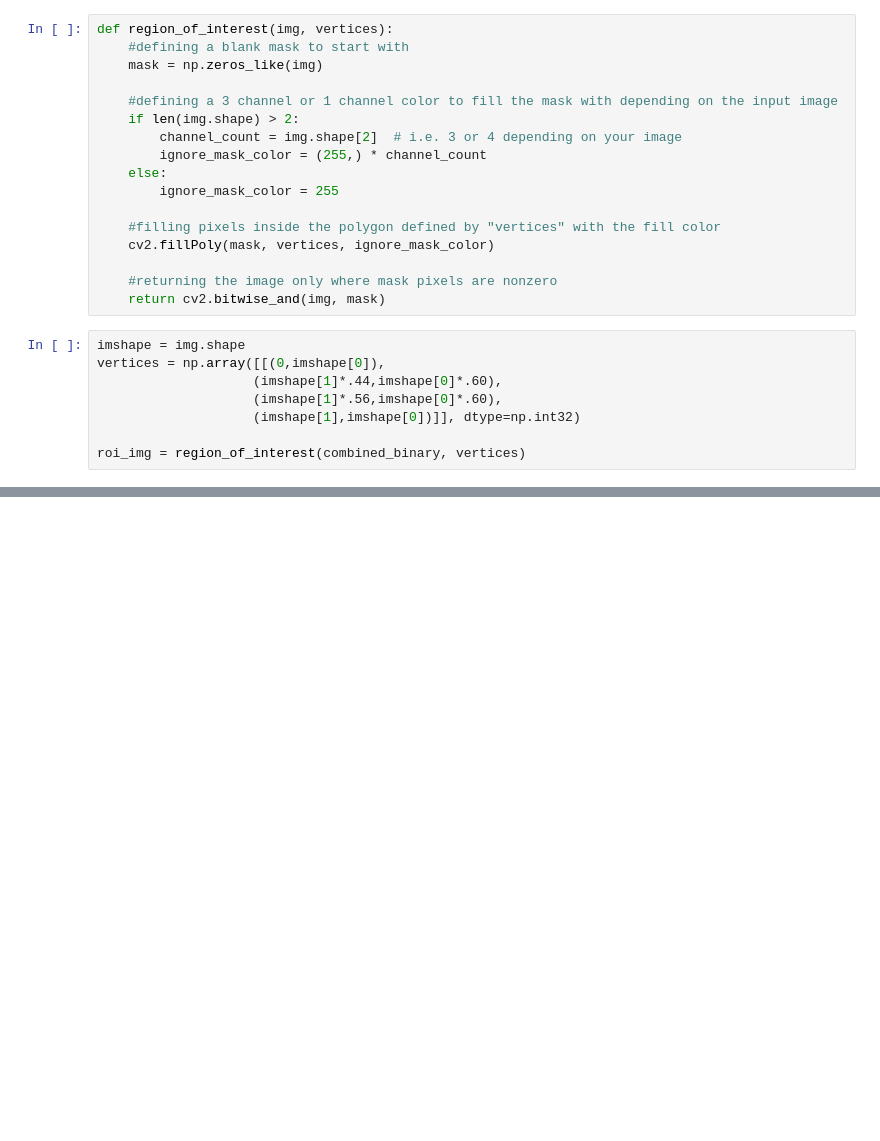
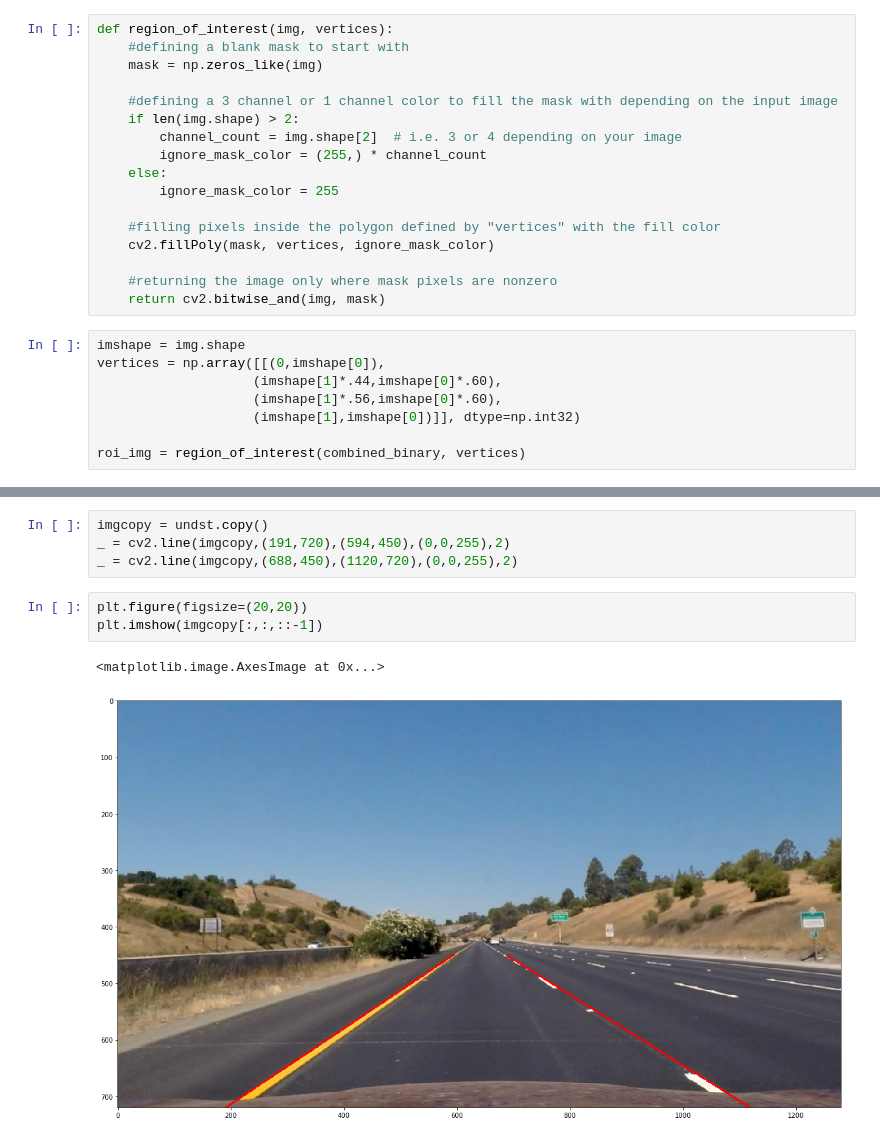
Before and after one commit to rknuffman/CarND-Advanced-Lane-Lines, a Jupyter notebook: camera_calibration.ipynb, the cells around one changed output, grey strips where cells are left out. Drawn from its saved outputs; the diff is of its cells as text; blank space fills up the shorter version.

```diff
--- a/camera_calibration.ipynb
+++ b/camera_calibration.ipynb
@@ -254,0 +287,10 @@ plt.imshow(roi_img, cmap='gray')
+# %%
+imgcopy = undst.copy()
+_ = cv2.line(imgcopy,(191,720),(594,450),(0,0,255),2)
+_ = cv2.line(imgcopy,(688,450),(1120,720),(0,0,255),2)
+# %%
+plt.figure(figsize=(20,20))
+plt.imshow(imgcopy[:,:,::-1])
+# %% [output]
+<matplotlib.image.AxesImage at 0x...>
+[figure, added]
```
Also changed, not shown: parts of 24 cells of this notebook.
